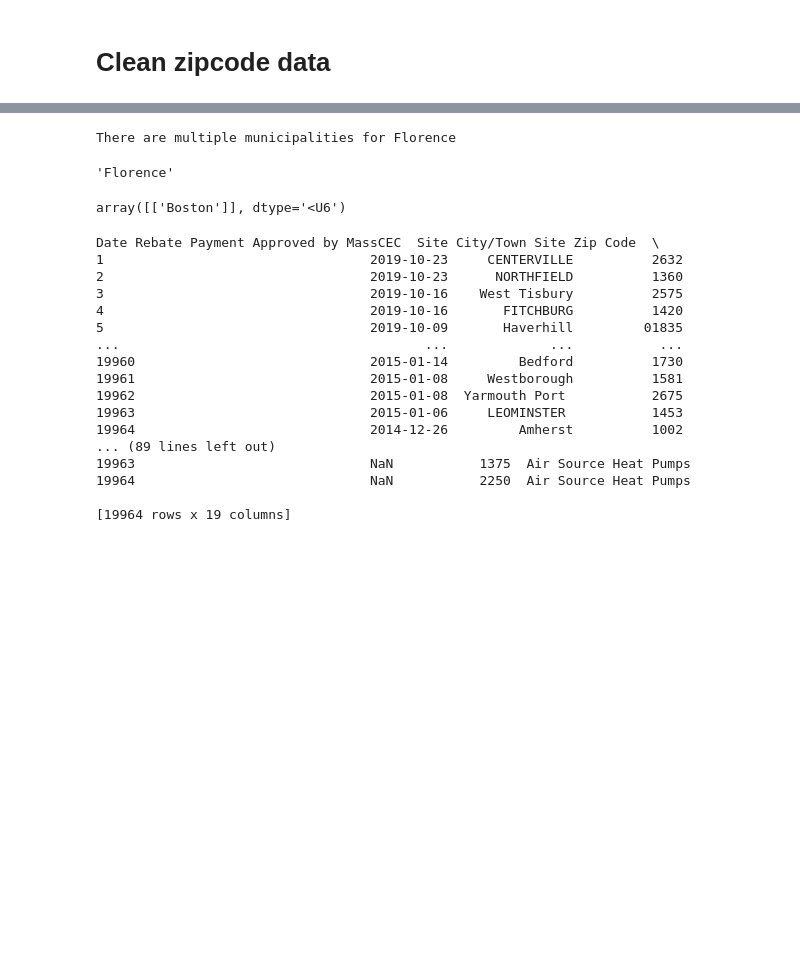
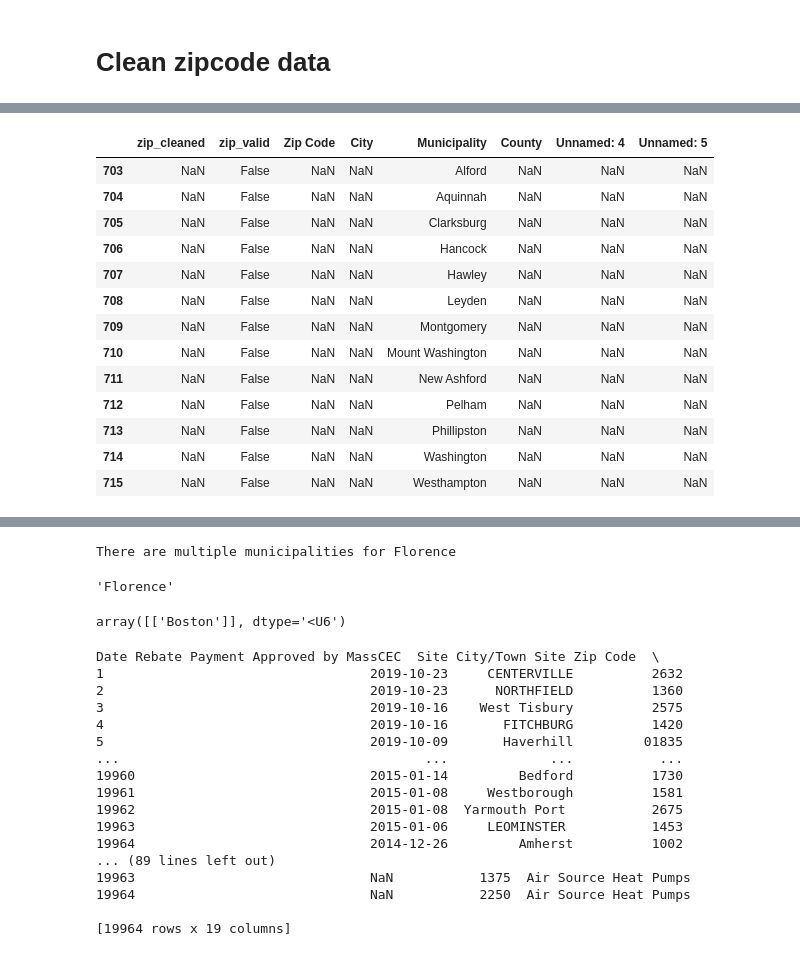
Before and after one commit to massenergize/rad, a Jupyter notebook: merge-data.ipynb, the cells around one changed output, grey strips where cells are left out. Drawn from its saved outputs; the diff is of its cells as text; code cells hidden in the pictures; blank space fills up the shorter version.

```diff
--- a/merge-data.ipynb
+++ b/merge-data.ipynb
@@ -268,3 +268,6 @@ df_pv.head()
 | 4 | 657.00 | 2019-06-21 | 738468.0 | 0.0 | Walpole | 2081 | Norfolk | ... |
 # %% [markdown]
 # Clean zipcode data
+# %%
+zipcodes = pd.concat([clean_zipcodes(zipcodes['Zip Code']), zipcodes], axis=1)
+zipcodes.head()
@@ -270,0 +281,17 @@ df_pv.head()
+# %%
+zipcodes[~zipcodes.zip_valid]
+# %% [output]
+|  | zip_cleaned | zip_valid | Zip Code | City | Municipality | County | Unnamed: 4 | Unnamed: 5 |
+| 703 | NaN | False | NaN | NaN | Alford | NaN | NaN | NaN |
+| 704 | NaN | False | NaN | NaN | Aquinnah | NaN | NaN | NaN |
+| 705 | NaN | False | NaN | NaN | Clarksburg | NaN | NaN | NaN |
+| 706 | NaN | False | NaN | NaN | Hancock | NaN | NaN | NaN |
+| 707 | NaN | False | NaN | NaN | Hawley | NaN | NaN | NaN |
+| 708 | NaN | False | NaN | NaN | Leyden | NaN | NaN | NaN |
+| 709 | NaN | False | NaN | NaN | Montgomery | NaN | NaN | NaN |
+| 710 | NaN | False | NaN | NaN | Mount Washington | NaN | NaN | NaN |
+| 711 | NaN | False | NaN | NaN | New Ashford | NaN | NaN | NaN |
+| 712 | NaN | False | NaN | NaN | Pelham | NaN | NaN | NaN |
+| 713 | NaN | False | NaN | NaN | Phillipston | NaN | NaN | NaN |
+| 714 | NaN | False | NaN | NaN | Washington | NaN | NaN | NaN |
+| 715 | NaN | False | NaN | NaN | Westhampton | NaN | NaN | NaN |
```
Also changed, not shown: parts of 15 cells of this notebook.
